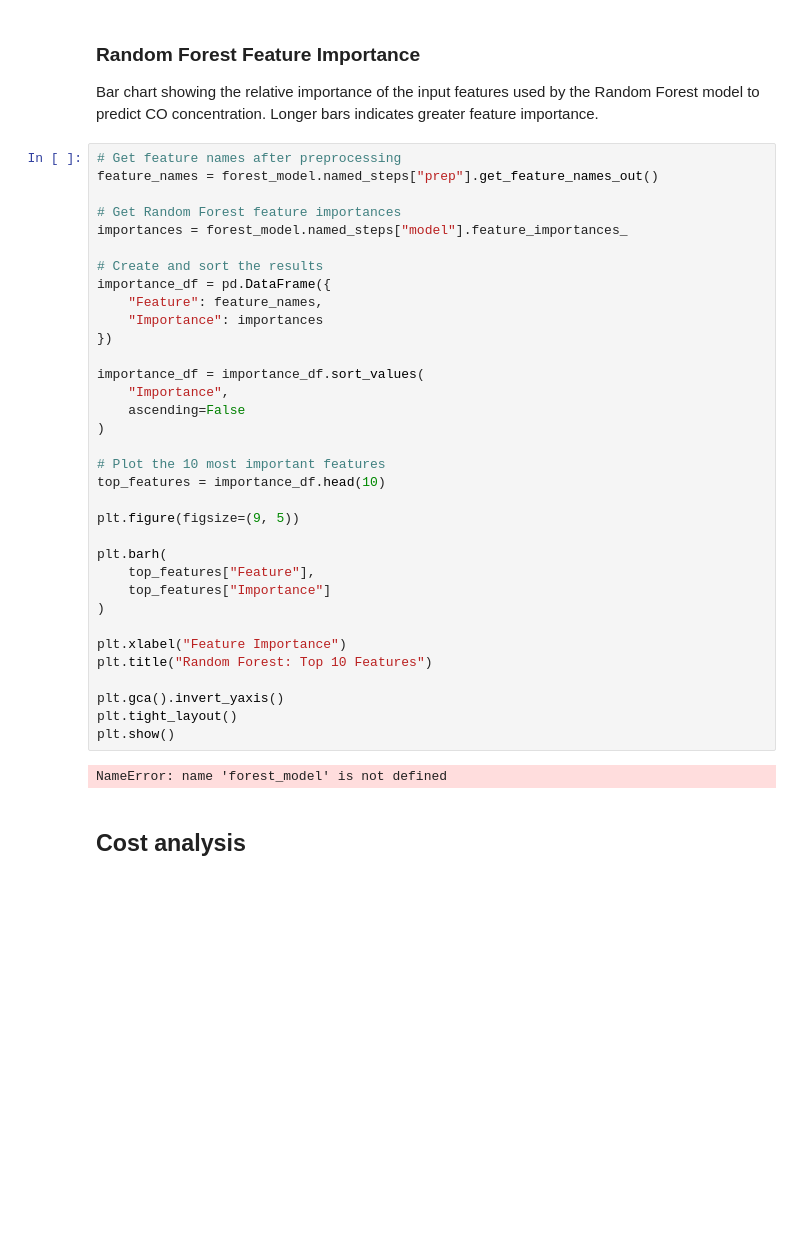
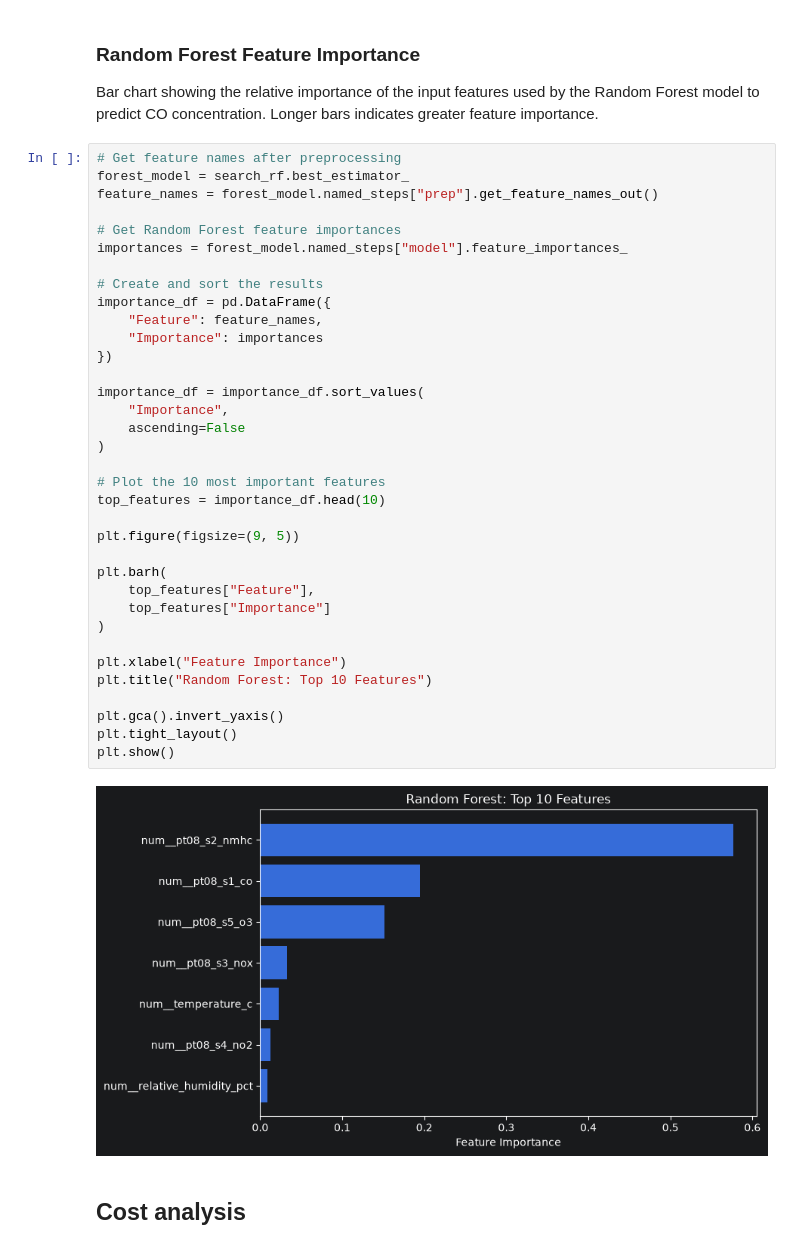
Before and after one commit to AMfromUofG/ENG4200-CW2-Group-Air_A, a Jupyter notebook: CW2_Air_A.ipynb, the cells around one changed output. Cells and saved outputs as stored; diff of their text form; blank space fills up the shorter version.

Commit message:
Define random forest model before plotting feature importance

```diff
--- a/CW2_Air_A.ipynb
+++ b/CW2_Air_A.ipynb
@@ -1057,40 +1071,41 @@ NameError: name 'search_rf' is not defined
 Bar chart showing the relative importance of the input features used by the Random Forest model to predict CO concentration. Longer bars indicates greater feature importance.
 # %%
 # Get feature names after preprocessing
+forest_model = search_rf.best_estimator_
 feature_names = forest_model.named_steps["prep"].get_feature_names_out()
 
 # Get Random Forest feature importances
 importances = forest_model.named_steps["model"].feature_importances_
 
 # Create and sort the results
 importance_df = pd.DataFrame({
     "Feature": feature_names,
     "Importance": importances
 })
 
 importance_df = importance_df.sort_values(
     "Importance",
     ascending=False
 )
 
 # Plot the 10 most important features
 top_features = importance_df.head(10)
 
 plt.figure(figsize=(9, 5))
 
 plt.barh(
     top_features["Feature"],
     top_features["Importance"]
 )
 
 plt.xlabel("Feature Importance")
 plt.title("Random Forest: Top 10 Features")
 
 plt.gca().invert_yaxis()
 plt.tight_layout()
 plt.show()
 # %% [output]
-NameError: name 'forest_model' is not defined
+[figure, added]
 # %% [markdown]
 ## Cost analysis
 # %%
```
Also changed, not shown: parts of 6 cells of this notebook.
